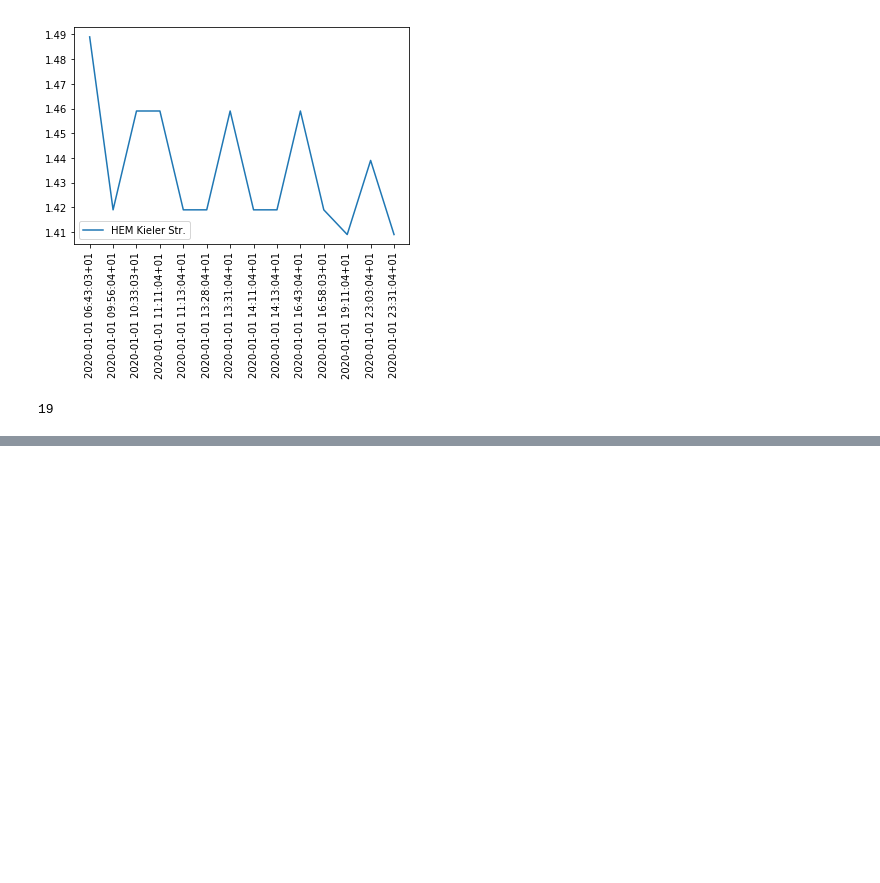
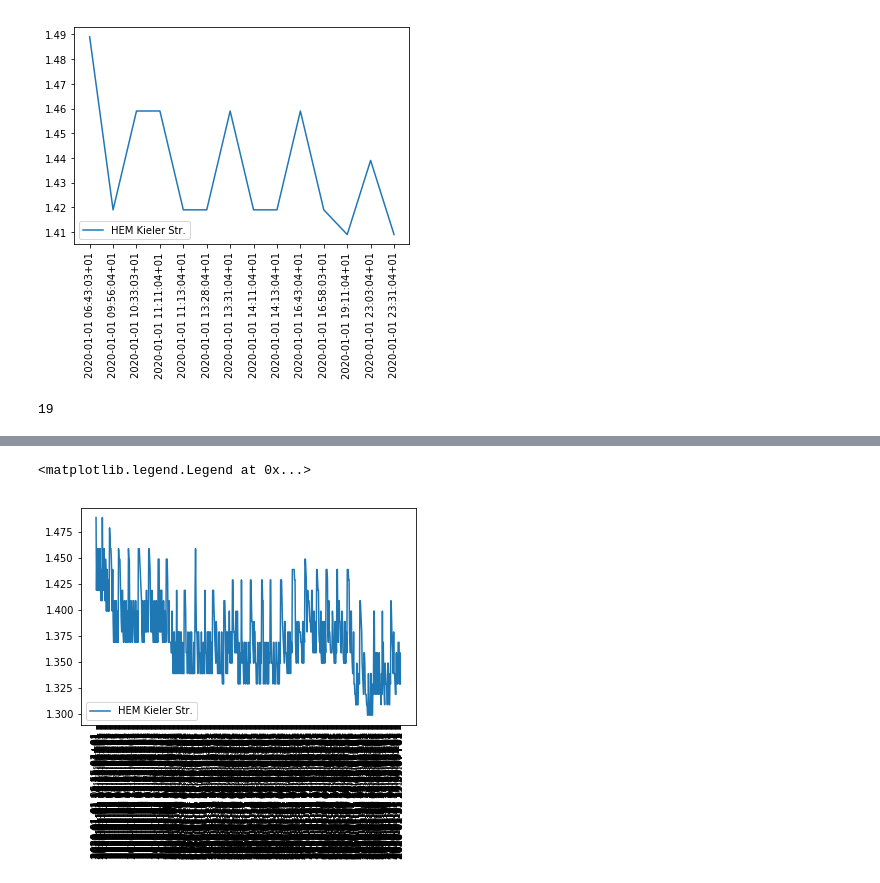
Before and after one commit to grevtsovkirill/GasAnalysis, a Jupyter notebook: GasAnalysis.ipynb, the cells around one changed output, grey strips where cells are left out. Cells and saved outputs as stored; diff of their text form; code cells hidden in the pictures; blank space fills up the shorter version.

Commit message:
function to add whole month data and to plot per specific station

```diff
--- a/GasAnalysis.ipynb
+++ b/GasAnalysis.ipynb
@@ -217,0 +236,13 @@ len(df)
+# %%
+data_dir = 'data/processed/2020/01'
+merged_data = pd.DataFrame()
+spec_id = "e1a15081-2617-9107-e040-0b0a3dfe563c"
+
+for filename in os.listdir(data_dir):
+    if "csv" in filename:
+        #print(filename)
+        dataset=pd.read_csv(os.path.join(data_dir, filename))
+        #print("all ",len(dataset))
+        dataset_spec=dataset.loc[dataset.station_uuid==spec_id]
+        #print("sel ",len(dataset_spec))
+        merged_data = merged_data.append(dataset_spec)
@@ -217,0 +270,8 @@ len(df)
+# %%
+df1= merged_data.sort_values('date', ascending=True)
+plt.plot(df1['date'], df1['e5'],label=df1['station_name'].values[0]+" "+df1['station_address'].values[0])
+plt.xticks(rotation='vertical')
+plt.legend(loc="lower left")
+# %% [output]
+<matplotlib.legend.Legend at 0x...>
+[figure, added]
```
Also changed, not shown: parts of 4 cells of this notebook.
